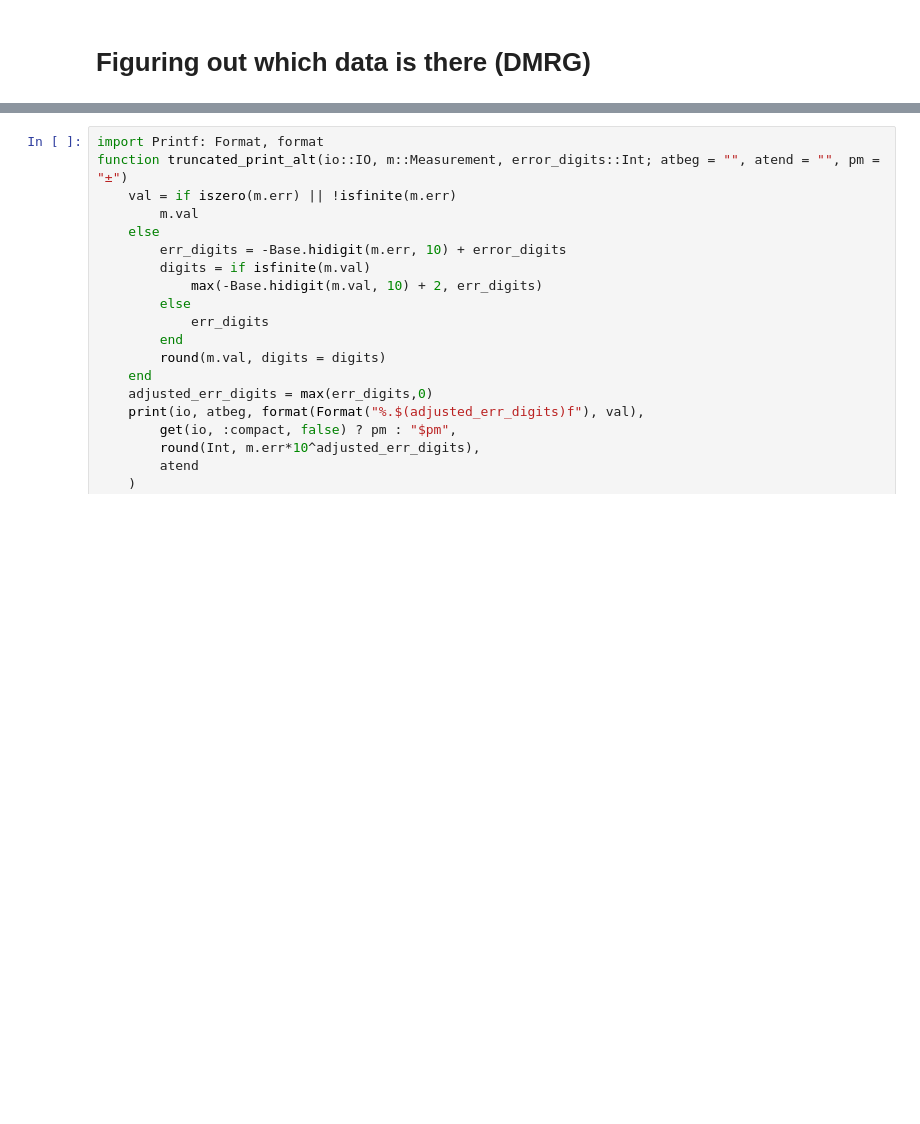
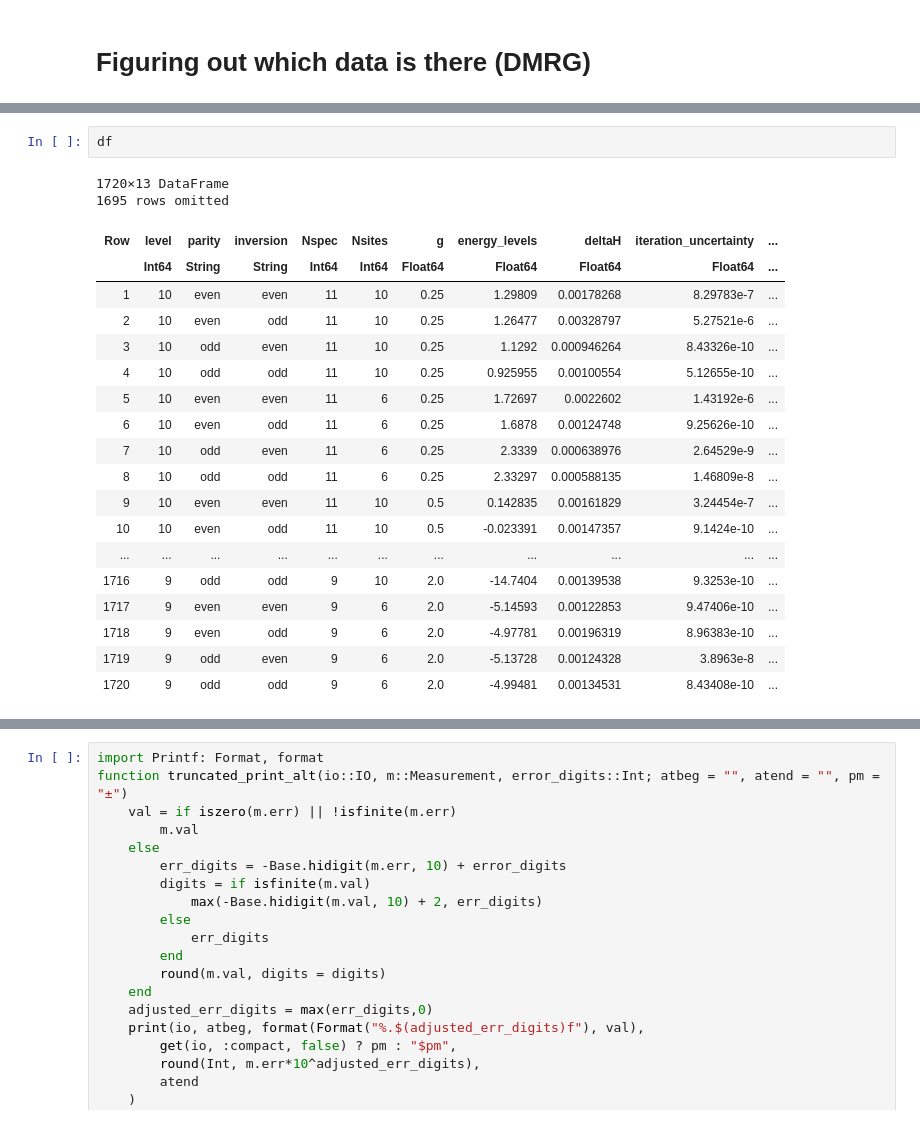
Before and after one commit to GoodStuff11/dmrg, a Jupyter notebook: dmrg/dmrg_testing.ipynb, the cells around one changed output, grey strips where cells are left out. Drawn from its saved outputs; the diff is of its cells as text; blank space fills up the shorter version.

```diff
--- a/dmrg/dmrg_testing.ipynb
+++ b/dmrg/dmrg_testing.ipynb
@@ -2472,3 +2437,26 @@ libhdf5 Stacktrace:
+# %%
+df
+# %% [output]
+1720×13 DataFrame
+1695 rows omitted
+| Row | level | parity | inversion | Nspec | Nsites | g | energy_levels | deltaH | iteration_uncertainty | ... |
+|  | Int64 | String | String | Int64 | Int64 | Float64 | Float64 | Float64 | Float64 | ... |
+| 1 | 10 | even | even | 11 | 10 | 0.25 | 1.29809 | 0.00178268 | 8.29783e-7 | ... |
+| 2 | 10 | even | odd | 11 | 10 | 0.25 | 1.26477 | 0.00328797 | 5.27521e-6 | ... |
+| 3 | 10 | odd | even | 11 | 10 | 0.25 | 1.1292 | 0.000946264 | 8.43326e-10 | ... |
+| 4 | 10 | odd | odd | 11 | 10 | 0.25 | 0.925955 | 0.00100554 | 5.12655e-10 | ... |
+| 5 | 10 | even | even | 11 | 6 | 0.25 | 1.72697 | 0.0022602 | 1.43192e-6 | ... |
+| 6 | 10 | even | odd | 11 | 6 | 0.25 | 1.6878 | 0.00124748 | 9.25626e-10 | ... |
+| 7 | 10 | odd | even | 11 | 6 | 0.25 | 2.3339 | 0.000638976 | 2.64529e-9 | ... |
+| 8 | 10 | odd | odd | 11 | 6 | 0.25 | 2.33297 | 0.000588135 | 1.46809e-8 | ... |
+| 9 | 10 | even | even | 11 | 10 | 0.5 | 0.142835 | 0.00161829 | 3.24454e-7 | ... |
+| 10 | 10 | even | odd | 11 | 10 | 0.5 | -0.023391 | 0.00147357 | 9.1424e-10 | ... |
+| ... | ... | ... | ... | ... | ... | ... | ... | ... | ... | ... |
+| 1716 | 9 | odd | odd | 9 | 10 | 2.0 | -14.7404 | 0.00139538 | 9.3253e-10 | ... |
+| 1717 | 9 | even | even | 9 | 6 | 2.0 | -5.14593 | 0.00122853 | 9.47406e-10 | ... |
+| 1718 | 9 | even | odd | 9 | 6 | 2.0 | -4.97781 | 0.00196319 | 8.96383e-10 | ... |
+| 1719 | 9 | odd | even | 9 | 6 | 2.0 | -5.13728 | 0.00124328 | 3.8963e-8 | ... |
+| 1720 | 9 | odd | odd | 9 | 6 | 2.0 | -4.99481 | 0.00134531 | 8.43408e-10 | ... |
 # %%
 df2 = combine(groupby(df, [:Nspec, :Nsites,:parity,:inversion, :g]), [:level] .=> maximum)
 merge_df = innerjoin(df, df2,on =[:Nspec, :Nsites,:parity,:inversion, :g, (:level=>:level_maximum)], makeunique=true)
```
Also changed, not shown: parts of 5 cells of this notebook, 2 other files.
